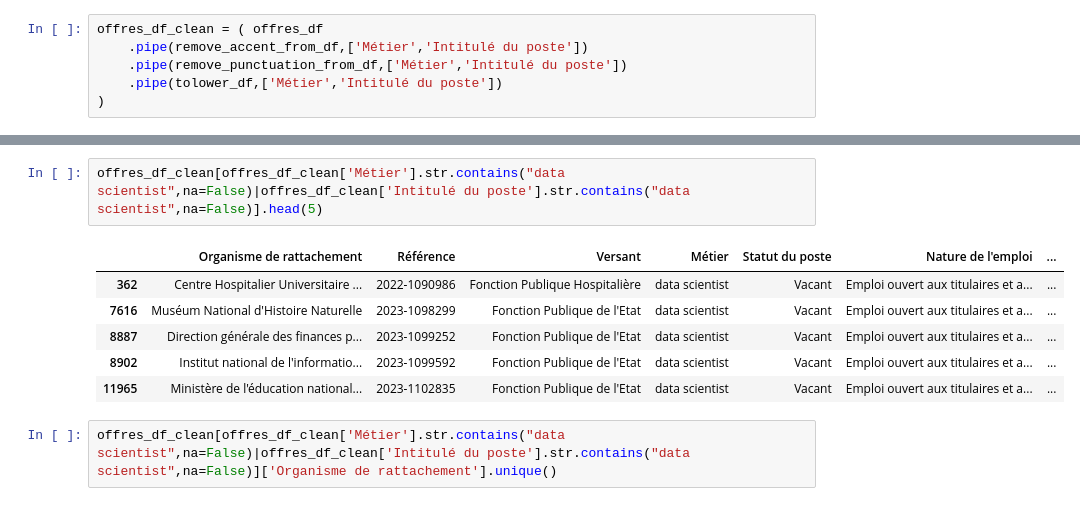
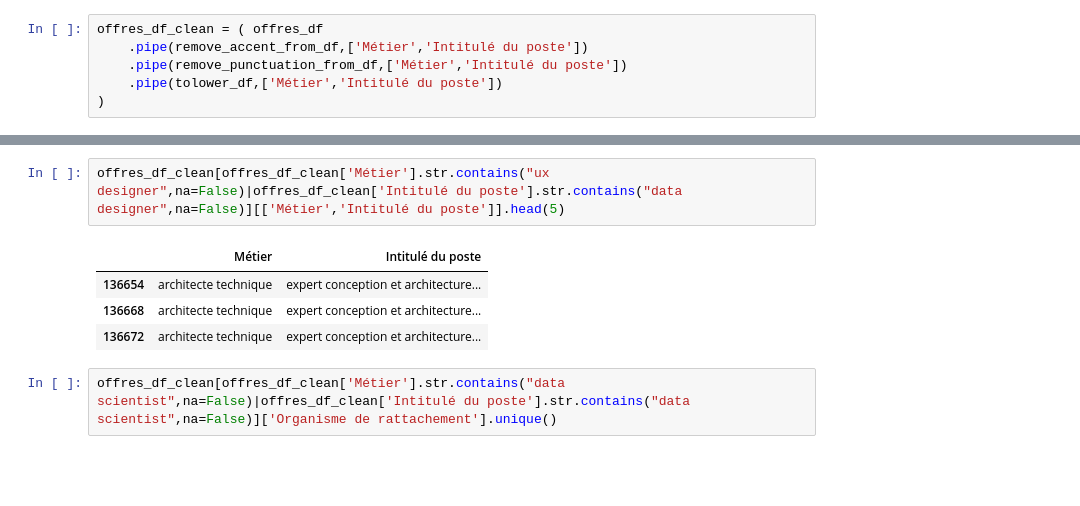
Before and after one commit to johnplt/ted, a Jupyter notebook: notebook/ted.ipynb, the cells around one changed output, grey strips where cells are left out. Saved outputs shown, nothing was run; the diff lists cells and outputs as text; blank space fills up the shorter version.

```diff
--- a/notebook/ted.ipynb
+++ b/notebook/ted.ipynb
@@ -102,12 +120,10 @@ offres_df_clean = ( offres_df
 # %%
-offres_df_clean[offres_df_clean['Métier'].str.contains("data scientist",na=False)|offres_df_clean['Intitulé du poste'].str.contains("data scientist",na=False)].head(5)
+offres_df_clean[offres_df_clean['Métier'].str.contains("ux designer",na=False)|offres_df_clean['Intitulé du poste'].str.contains("data designer",na=False)][['Métier','Intitulé du poste']].head(5)
 # %% [output]
-|  | Organisme de rattachement | Référence | Versant | Métier | Statut du poste | Nature de l'emploi | ... |
-| 362 | Centre Hospitalier Universitaire ... | 2022-1090986 | Fonction Publique Hospitalière | data scientist | Vacant | Emploi ouvert aux titulaires et a... | ... |
-| 7616 | Muséum National d'Histoire Naturelle | 2023-1098299 | Fonction Publique de l'Etat | data scientist | Vacant | Emploi ouvert aux titulaires et a... | ... |
-| 8887 | Direction générale des finances p... | 2023-1099252 | Fonction Publique de l'Etat | data scientist | Vacant | Emploi ouvert aux titulaires et a... | ... |
-| 8902 | Institut national de l'informatio... | 2023-1099592 | Fonction Publique de l'Etat | data scientist | Vacant | Emploi ouvert aux titulaires et a... | ... |
-| 11965 | Ministère de l'éducation national... | 2023-1102835 | Fonction Publique de l'Etat | data scientist | Vacant | Emploi ouvert aux titulaires et a... | ... |
+|  | Métier | Intitulé du poste |
+| 136654 | architecte technique | expert conception et architecture... |
+| 136668 | architecte technique | expert conception et architecture... |
+| 136672 | architecte technique | expert conception et architecture... |
 # %%
 offres_df_clean[offres_df_clean['Métier'].str.contains("data scientist",na=False)|offres_df_clean['Intitulé du poste'].str.contains("data scientist",na=False)]['Organisme de rattachement'].unique()
 # %% [output]
```
Also changed, not shown: parts of 2 cells of this notebook.
